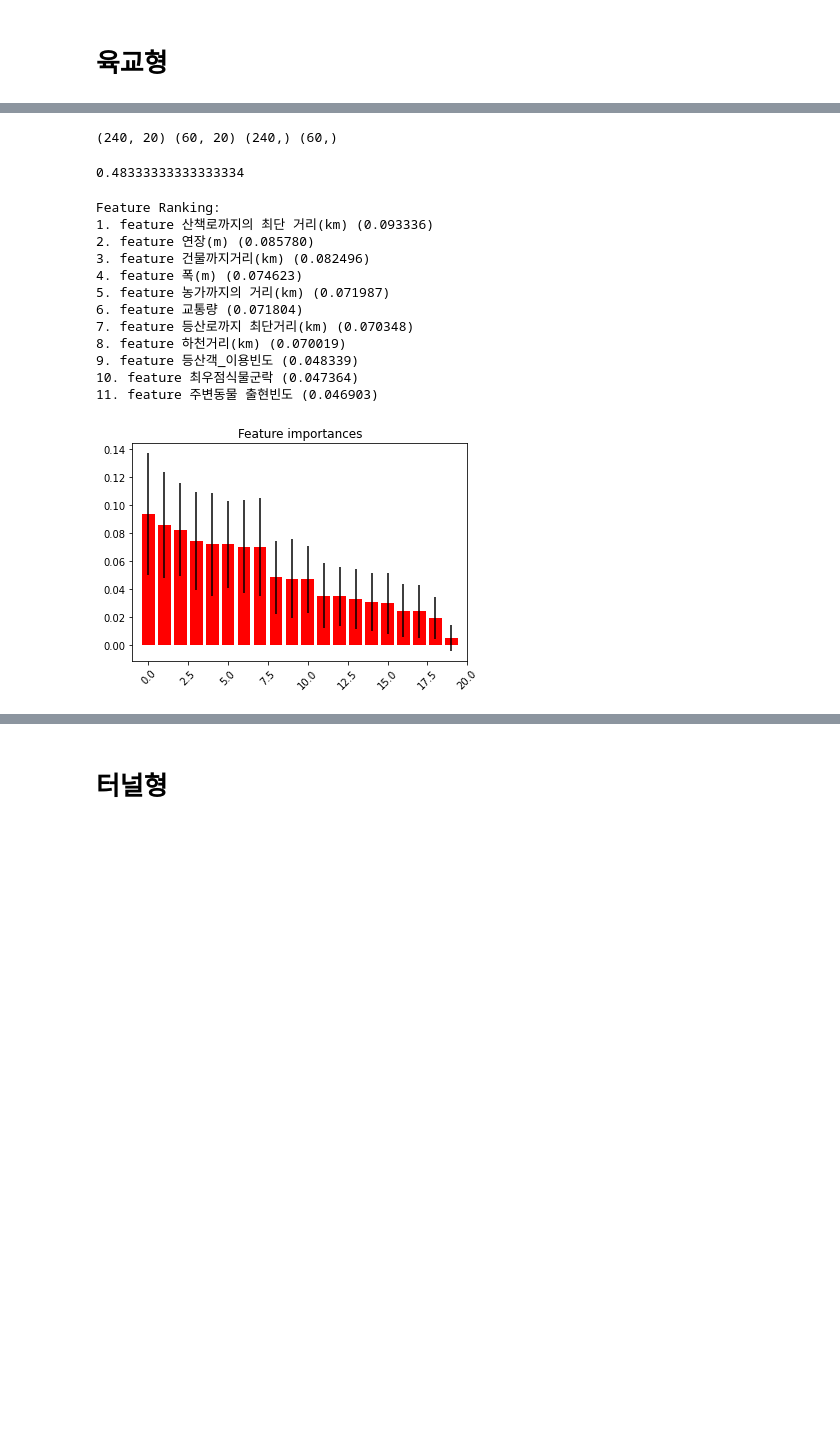
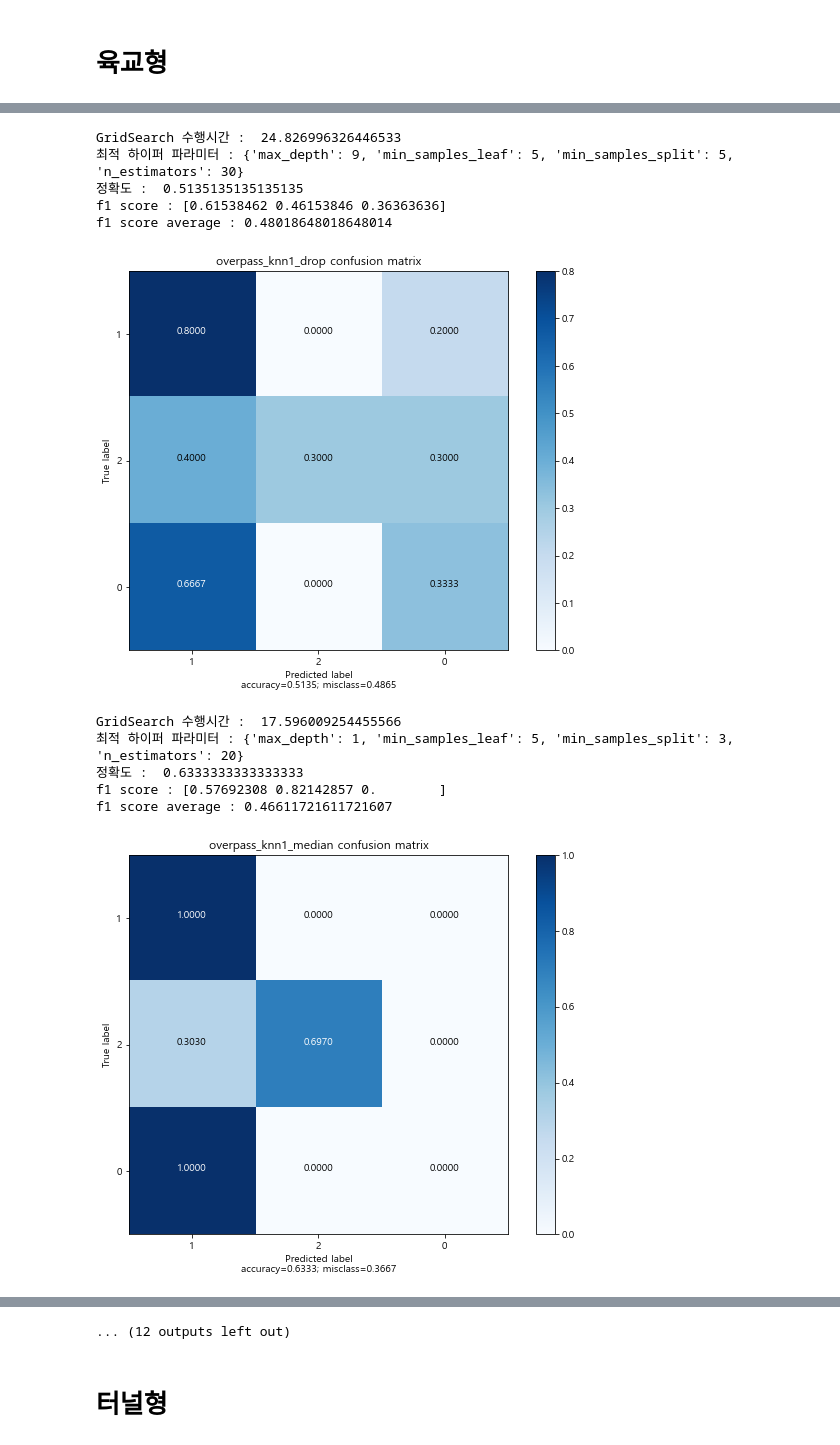
Before and after one commit to HKLeeeee/datacampus_dao, a Jupyter notebook: analysis/RandomForest.ipynb, the cells around one changed output, grey strips where cells are left out. Drawn from its saved outputs; the diff is of its cells as text; code cells hidden in the pictures; blank space fills up the shorter version.

Commit message:
RandomForest Func

```diff
--- a/analysis/RandomForest.ipynb
+++ b/analysis/RandomForest.ipynb
@@ -34,0 +134,7 @@ from preprocessing.preprocessing_func import preprocess_df
+# %%
+overpass_list = glob('.././data/MainData_cases/*overpass*.csv')
+overpass_list = [p.replace('\\', '/') for p in overpass_list]
+print(overpass_list)
+tunnel_list = glob('.././data/MainData_cases/*tunnel*.csv')
+tunnel_list = [p.replace('\\', '/') for p in tunnel_list]
+print(tunnel_list)
@@ -50,7 +151,0 @@ main_df['경사도'] = main_df['경사도'].astype('int64')
-# %%
-onehot_col = ['지형기호(2.3km)', '최우점식물군락']
-scaling_col = ['폭(m)', '연장(m)', '주변 로드킬 빈도', '산책로까지의 최단 거리(km)', '농가까지의 거리(km)', '도로 최고제한속도(km/h)',
-               '하천거리(km)', '주변 동물종 개수', '등산로까지 최단거리(km)', '유도울타리_연장_m', '유도울타리_높이_m', '교통량', '건물까지거리(km)']
-drop_col = ['번호', '위도', '경도', '생태통로_유형', '이용확인종_수', '유도울타리_위도_2.3km', '유도울타리_경도_2.3km', '식물군락명']
-df = preprocess_df(main_df, drop_col=drop_col, labeling_col=onehot_col, scaling_func=MinMaxScaler)
-df
@@ -79,44 +152,21 @@ Index(['차선_수', '등산객_이용빈도', '생태통로_효율성', '폭(m)
-# %%
-train_x, test_x, train_y, test_y = train_test_split(df.drop('생태통로_효율성', axis=1), df['생태통로_효율성'], test_size=0.2, stratify=df['생태통로_효율성'])
-print(train_x.shape, test_x.shape, train_y.shape, test_y.shape)
-# %% [output]
-(240, 20) (60, 20) (240,) (60,)
-# %%
-rf_clf = RandomForestClassifier()
-rf_clf.fit(train_x, train_y)
-pred = rf_clf.predict(test_x)
-print(accuracy_score(pred, test_y))
-# %% [output]
-0.48333333333333334
-# %%
-importances = rf_clf.feature_importances_
-std = np.std([tree.feature_importances_ for tree in rf_clf.estimators_], axis=0)
-indices = np.argsort(importances)[::-1]
-
-print('Feature Ranking:')
-
-for f in range(train_x.shape[1]) :
-    print('{}. feature {} ({:3f})'.format(f+1, train_x.columns[indices][f], importances[indices[f]]))
-    if f == 10 :
-      break
-
-plt.title('Feature importances')
-plt.bar(range(train_x.shape[1]), importances[indices],
-        color='r', yerr=std[indices])
-plt.xlim([-1, train_x.shape[1]])
-plt.xticks(rotation=45)
-plt.show()
-# %% [output]
-Feature Ranking:
-1. feature 산책로까지의 최단 거리(km) (0.093336)
-2. feature 연장(m) (0.085780)
-3. feature 건물까지거리(km) (0.082496)
-4. feature 폭(m) (0.074623)
-5. feature 농가까지의 거리(km) (0.071987)
-6. feature 교통량 (0.071804)
-7. feature 등산로까지 최단거리(km) (0.070348)
-8. feature 하천거리(km) (0.070019)
-9. feature 등산객_이용빈도 (0.048339)
-10. feature 최우점식물군락 (0.047364)
-11. feature 주변동물 출현빈도 (0.046903)
-[figure, removed]
+# %%
+for case in overpass_list :
+    df = pd.read_csv(case, encoding='cp949')
+    name = case.split('/')[-1].split('.')[0]
+    # print(df.columns)
+    df = preprocess_df(df, drop_col=drop_col, labeling_col=onehot_col, scaling_col=scaling_col, scaling_func=StandardScaler)
+    # print(df.columns)
+    random_forest_result(df, file_name=name, optimizing=True)
+# %% [output]
+GridSearch 수행시간 :  24.826996326446533
+최적 하이퍼 파라미터 : {'max_depth': 9, 'min_samples_leaf': 5, 'min_samples_split': 5, 'n_estimators': 30}
+정확도 :  0.5135135135135135
+f1 score : [0.61538462 0.46153846 0.36363636]
+f1 score average : 0.48018648018648014
+[figure, added]
+GridSearch 수행시간 :  17.596009254455566
+최적 하이퍼 파라미터 : {'max_depth': 1, 'min_samples_leaf': 5, 'min_samples_split': 3, 'n_estimators': 20}
+정확도 :  0.6333333333333333
+f1 score : [0.57692308 0.82142857 0.        ]
+f1 score average : 0.46611721611721607
+[figure, added]
@@ -123,2 +197,3 @@ Feature Ranking:
+... (12 outputs left out)
 # %% [markdown]
 # 터널형
```
Also changed, not shown: parts of 21 cells of this notebook.
